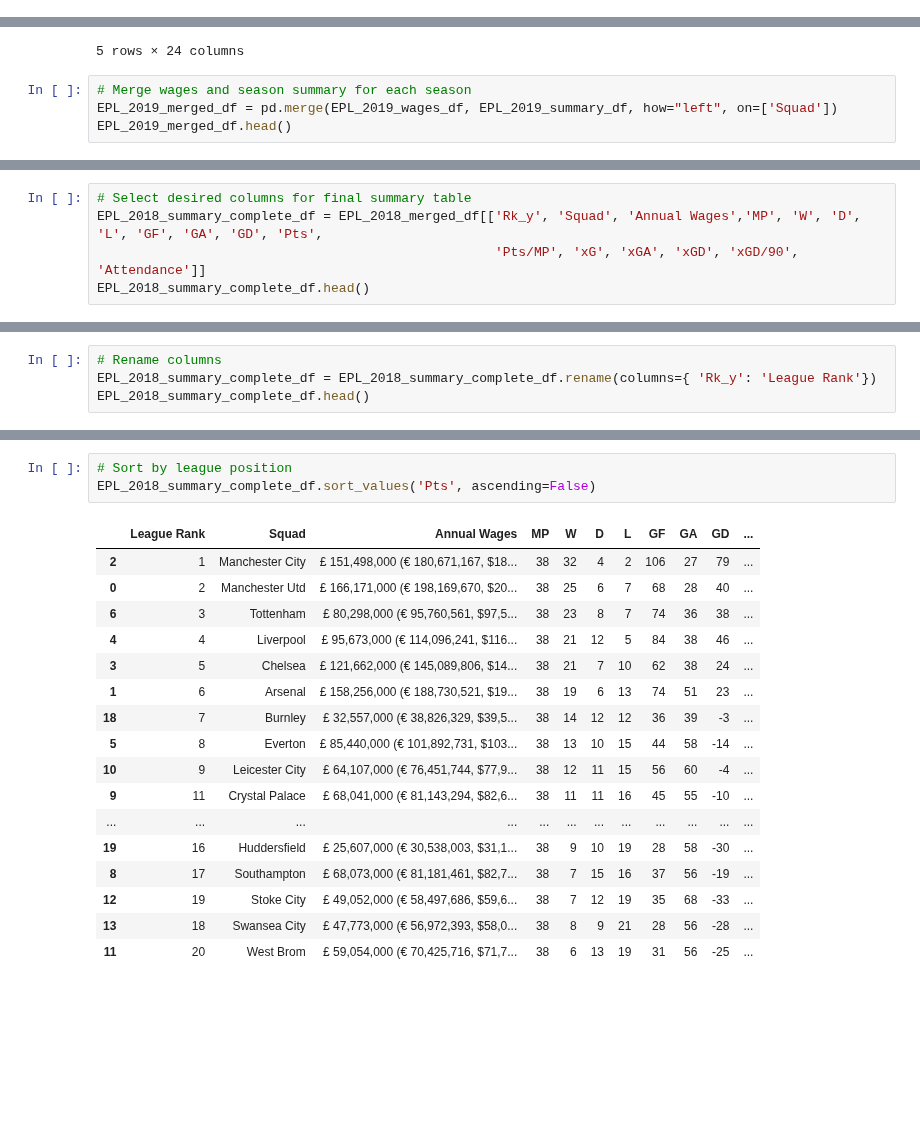
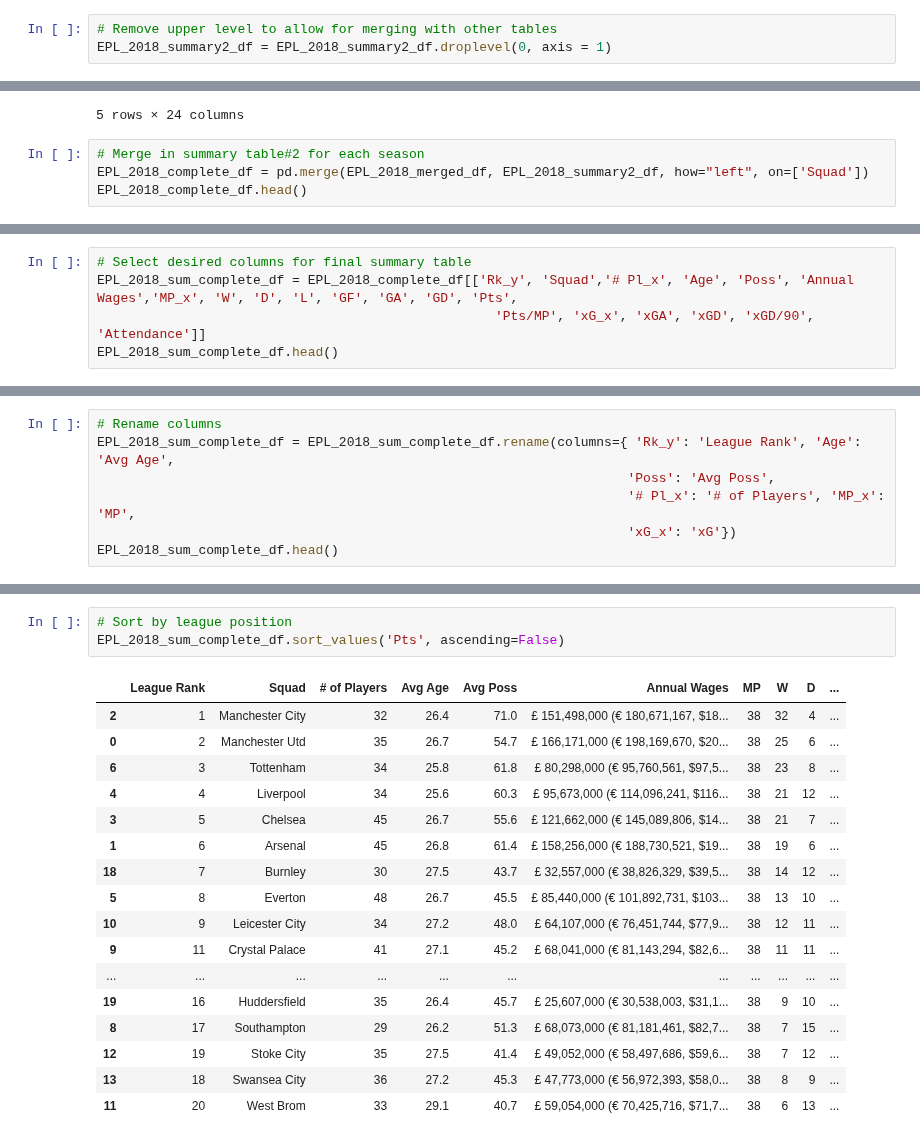
Before and after one commit to GurpreetChugh/Project-Football, a Jupyter notebook: EPL_Project_Football.ipynb, the cells around one changed output, grey strips where cells are left out. Cells and saved outputs as stored; diff of their text form; blank space fills up the shorter version.

```diff
--- a/EPL_Project_Football.ipynb
+++ b/EPL_Project_Football.ipynb
@@ -25,3 +23,6 @@ EPL_2022_summary_df = pd.DataFrame(table_4[0])
+# %%
+# Remove upper level to allow for merging with other tables
+EPL_2018_summary2_df = EPL_2018_summary2_df.droplevel(0, axis = 1)
 # %%
 # Get wages table for each of the last 5 seasons
 EPL_wages_2018_table = pd.read_html('https://fbref.com/en/comps/9/2017-2018/wages/2017-2018-Premier-League-Wages')
@@ -55,7 +40,7 @@ EPL_2018_merged_df.head()
 | 4 | 5 | Liverpool | 34 | £ 1,839,865 (€ 2,194,158, $2,235,... | £ 95,673,000 (€ 114,096,241, $116... | 100% | 4 | 38 | 21 | ... |
 5 rows × 24 columns
 # %%
-# Merge wages and season summary for each season
-EPL_2019_merged_df = pd.merge(EPL_2019_wages_df, EPL_2019_summary_df, how="left", on=['Squad'])
-EPL_2019_merged_df.head()
+# Merge in summary table#2 for each season
+EPL_2018_complete_df = pd.merge(EPL_2018_merged_df, EPL_2018_summary2_df, how="left", on=['Squad'])
+EPL_2018_complete_df.head()
 # %% [output]
@@ -114,6 +67,6 @@ Index(['Rk_x', 'Squad', '# Pl', 'Weekly Wages', 'Annual Wages', '% Estimated',
 # %%
 # Select desired columns for final summary table
-EPL_2018_summary_complete_df = EPL_2018_merged_df[['Rk_y', 'Squad', 'Annual Wages','MP', 'W', 'D', 'L', 'GF', 'GA', 'GD', 'Pts',
-                                                   'Pts/MP', 'xG', 'xGA', 'xGD', 'xGD/90', 'Attendance']]
-EPL_2018_summary_complete_df.head()
+EPL_2018_sum_complete_df = EPL_2018_complete_df[['Rk_y', 'Squad','# Pl_x', 'Age', 'Poss', 'Annual Wages','MP_x', 'W', 'D', 'L', 'GF', 'GA', 'GD', 'Pts',
+                                                   'Pts/MP', 'xG_x', 'xGA', 'xGD', 'xGD/90', 'Attendance']]
+EPL_2018_sum_complete_df.head()
 # %% [output]
@@ -126,5 +79,8 @@ EPL_2018_summary_complete_df.head()
 # %%
 # Rename columns
-EPL_2018_summary_complete_df = EPL_2018_summary_complete_df.rename(columns={ 'Rk_y': 'League Rank'})
-EPL_2018_summary_complete_df.head()
+EPL_2018_sum_complete_df = EPL_2018_sum_complete_df.rename(columns={ 'Rk_y': 'League Rank', 'Age': 'Avg Age',
+                                                                    'Poss': 'Avg Poss',
+                                                                    '# Pl_x': '# of Players', 'MP_x': 'MP',
+                                                                    'xG_x': 'xG'})
+EPL_2018_sum_complete_df.head()
 # %% [output]
@@ -137,21 +93,21 @@ EPL_2018_summary_complete_df.head()
 # %%
 # Sort by league position
-EPL_2018_summary_complete_df.sort_values('Pts', ascending=False)
+EPL_2018_sum_complete_df.sort_values('Pts', ascending=False)
 # %% [output]
-|  | League Rank | Squad | Annual Wages | MP | W | D | L | GF | GA | GD | ... |
-| 2 | 1 | Manchester City | £ 151,498,000 (€ 180,671,167, $18... | 38 | 32 | 4 | 2 | 106 | 27 | 79 | ... |
-| 0 | 2 | Manchester Utd | £ 166,171,000 (€ 198,169,670, $20... | 38 | 25 | 6 | 7 | 68 | 28 | 40 | ... |
-| 6 | 3 | Tottenham | £ 80,298,000 (€ 95,760,561, $97,5... | 38 | 23 | 8 | 7 | 74 | 36 | 38 | ... |
-| 4 | 4 | Liverpool | £ 95,673,000 (€ 114,096,241, $116... | 38 | 21 | 12 | 5 | 84 | 38 | 46 | ... |
-| 3 | 5 | Chelsea | £ 121,662,000 (€ 145,089,806, $14... | 38 | 21 | 7 | 10 | 62 | 38 | 24 | ... |
-| 1 | 6 | Arsenal | £ 158,256,000 (€ 188,730,521, $19... | 38 | 19 | 6 | 13 | 74 | 51 | 23 | ... |
-| 18 | 7 | Burnley | £ 32,557,000 (€ 38,826,329, $39,5... | 38 | 14 | 12 | 12 | 36 | 39 | -3 | ... |
-| 5 | 8 | Everton | £ 85,440,000 (€ 101,892,731, $103... | 38 | 13 | 10 | 15 | 44 | 58 | -14 | ... |
-| 10 | 9 | Leicester City | £ 64,107,000 (€ 76,451,744, $77,9... | 38 | 12 | 11 | 15 | 56 | 60 | -4 | ... |
-| 9 | 11 | Crystal Palace | £ 68,041,000 (€ 81,143,294, $82,6... | 38 | 11 | 11 | 16 | 45 | 55 | -10 | ... |
-| ... | ... | ... | ... | ... | ... | ... | ... | ... | ... | ... | ... |
-| 19 | 16 | Huddersfield | £ 25,607,000 (€ 30,538,003, $31,1... | 38 | 9 | 10 | 19 | 28 | 58 | -30 | ... |
-| 8 | 17 | Southampton | £ 68,073,000 (€ 81,181,461, $82,7... | 38 | 7 | 15 | 16 | 37 | 56 | -19 | ... |
-| 12 | 19 | Stoke City | £ 49,052,000 (€ 58,497,686, $59,6... | 38 | 7 | 12 | 19 | 35 | 68 | -33 | ... |
-| 13 | 18 | Swansea City | £ 47,773,000 (€ 56,972,393, $58,0... | 38 | 8 | 9 | 21 | 28 | 56 | -28 | ... |
-| 11 | 20 | West Brom | £ 59,054,000 (€ 70,425,716, $71,7... | 38 | 6 | 13 | 19 | 31 | 56 | -25 | ... |
+|  | League Rank | Squad | # of Players | Avg Age | Avg Poss | Annual Wages | MP | W | D | ... |
+| 2 | 1 | Manchester City | 32 | 26.4 | 71.0 | £ 151,498,000 (€ 180,671,167, $18... | 38 | 32 | 4 | ... |
+| 0 | 2 | Manchester Utd | 35 | 26.7 | 54.7 | £ 166,171,000 (€ 198,169,670, $20... | 38 | 25 | 6 | ... |
+| 6 | 3 | Tottenham | 34 | 25.8 | 61.8 | £ 80,298,000 (€ 95,760,561, $97,5... | 38 | 23 | 8 | ... |
+| 4 | 4 | Liverpool | 34 | 25.6 | 60.3 | £ 95,673,000 (€ 114,096,241, $116... | 38 | 21 | 12 | ... |
+| 3 | 5 | Chelsea | 45 | 26.7 | 55.6 | £ 121,662,000 (€ 145,089,806, $14... | 38 | 21 | 7 | ... |
+| 1 | 6 | Arsenal | 45 | 26.8 | 61.4 | £ 158,256,000 (€ 188,730,521, $19... | 38 | 19 | 6 | ... |
+| 18 | 7 | Burnley | 30 | 27.5 | 43.7 | £ 32,557,000 (€ 38,826,329, $39,5... | 38 | 14 | 12 | ... |
+| 5 | 8 | Everton | 48 | 26.7 | 45.5 | £ 85,440,000 (€ 101,892,731, $103... | 38 | 13 | 10 | ... |
+| 10 | 9 | Leicester City | 34 | 27.2 | 48.0 | £ 64,107,000 (€ 76,451,744, $77,9... | 38 | 12 | 11 | ... |
+| 9 | 11 | Crystal Palace | 41 | 27.1 | 45.2 | £ 68,041,000 (€ 81,143,294, $82,6... | 38 | 11 | 11 | ... |
+| ... | ... | ... | ... | ... | ... | ... | ... | ... | ... | ... |
+| 19 | 16 | Huddersfield | 35 | 26.4 | 45.7 | £ 25,607,000 (€ 30,538,003, $31,1... | 38 | 9 | 10 | ... |
+| 8 | 17 | Southampton | 29 | 26.2 | 51.3 | £ 68,073,000 (€ 81,181,461, $82,7... | 38 | 7 | 15 | ... |
+| 12 | 19 | Stoke City | 35 | 27.5 | 41.4 | £ 49,052,000 (€ 58,497,686, $59,6... | 38 | 7 | 12 | ... |
+| 13 | 18 | Swansea City | 36 | 27.2 | 45.3 | £ 47,773,000 (€ 56,972,393, $58,0... | 38 | 8 | 9 | ... |
+| 11 | 20 | West Brom | 33 | 29.1 | 40.7 | £ 59,054,000 (€ 70,425,716, $71,7... | 38 | 6 | 13 | ... |
```
Also changed, not shown: parts of 17 cells of this notebook.
